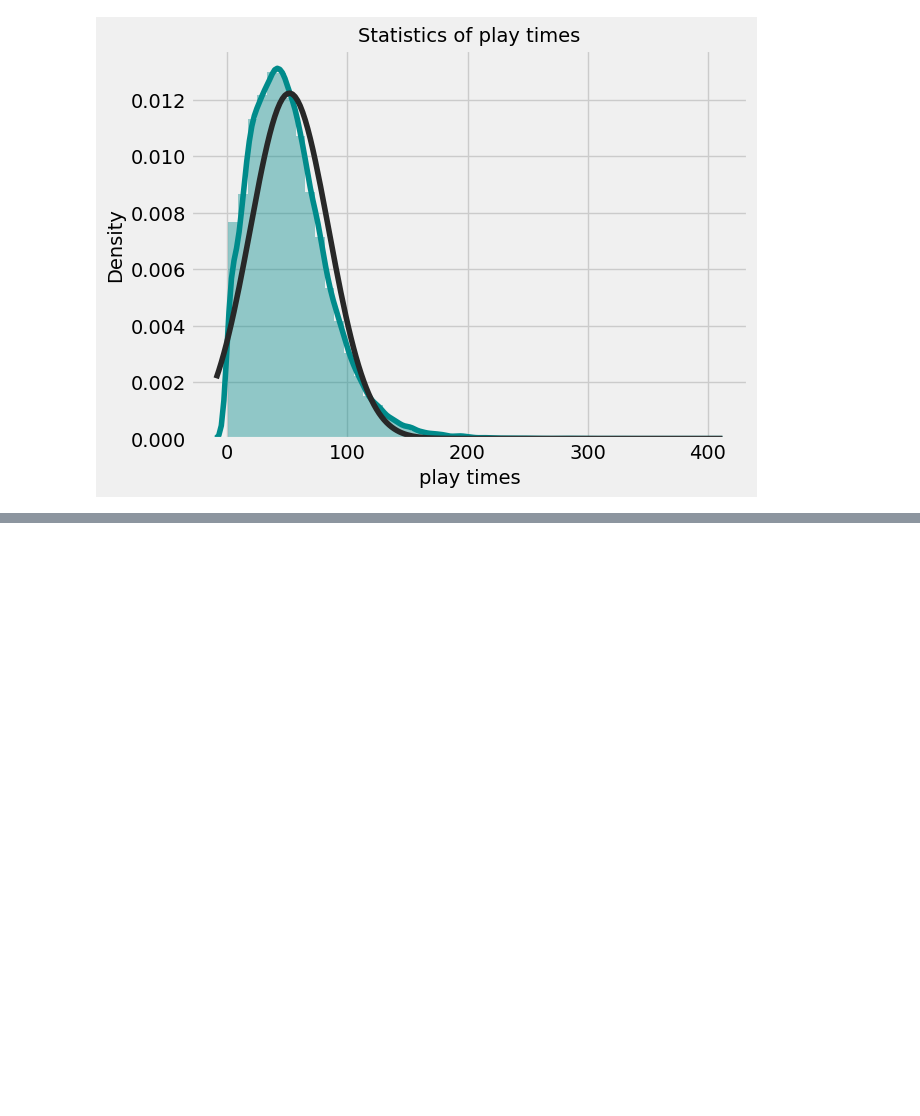
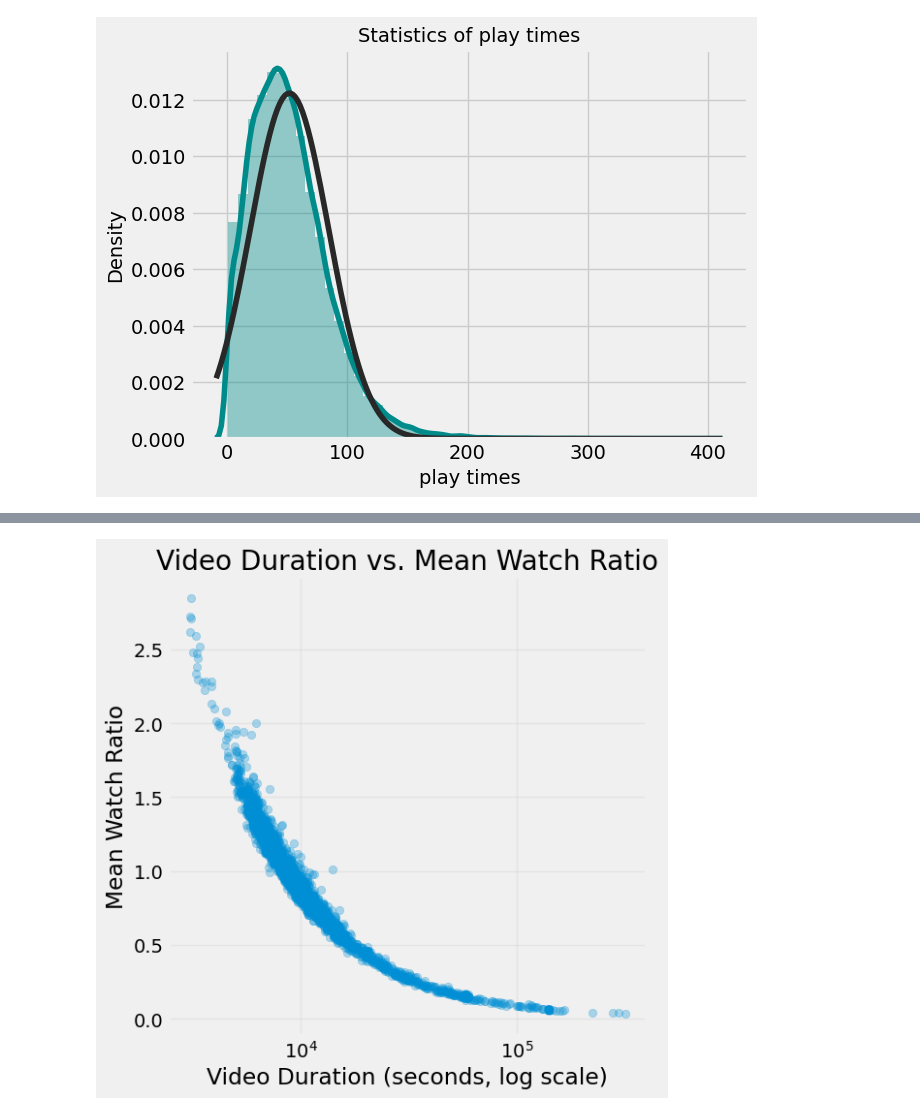
Before and after one commit to Lazyyx/FinalProject_2025_Leo_Lopes, a Jupyter notebook: EDA_advanced.ipynb, the cells around one changed output, grey strips where cells are left out. Saved outputs shown, nothing was run; the diff lists cells and outputs as text; code cells hidden in the pictures; blank space fills up the shorter version.

```diff
--- a/EDA_advanced.ipynb
+++ b/EDA_advanced.ipynb
@@ -301,0 +325,21 @@ https://gist.github.com/mwaskom/de44147ed2974457ad6372750bbe5751
+# %%
+# compute average watch_ratio per video from small_matrix
+video_stats = (
+    small_matrix
+      .groupby('video_id')
+      .agg(mean_watch_ratio=('watch_ratio','mean'),
+           video_duration=('video_duration','first'))
+      .reset_index()
+)
+
+plt.figure(figsize=(6,6))
+plt.scatter(video_stats['video_duration'], video_stats['mean_watch_ratio'], alpha=0.3)
+plt.xscale('log')  # durations vary widely
+plt.title("Video Duration vs. Mean Watch Ratio")
+plt.xlabel("Video Duration (seconds, log scale)")
+plt.ylabel("Mean Watch Ratio")
+plt.grid(alpha=0.3)
+plt.tight_layout()
+plt.show()
+# %% [output]
+[figure, added]
```
Also changed, not shown: parts of 7 cells of this notebook, 3 other files.
